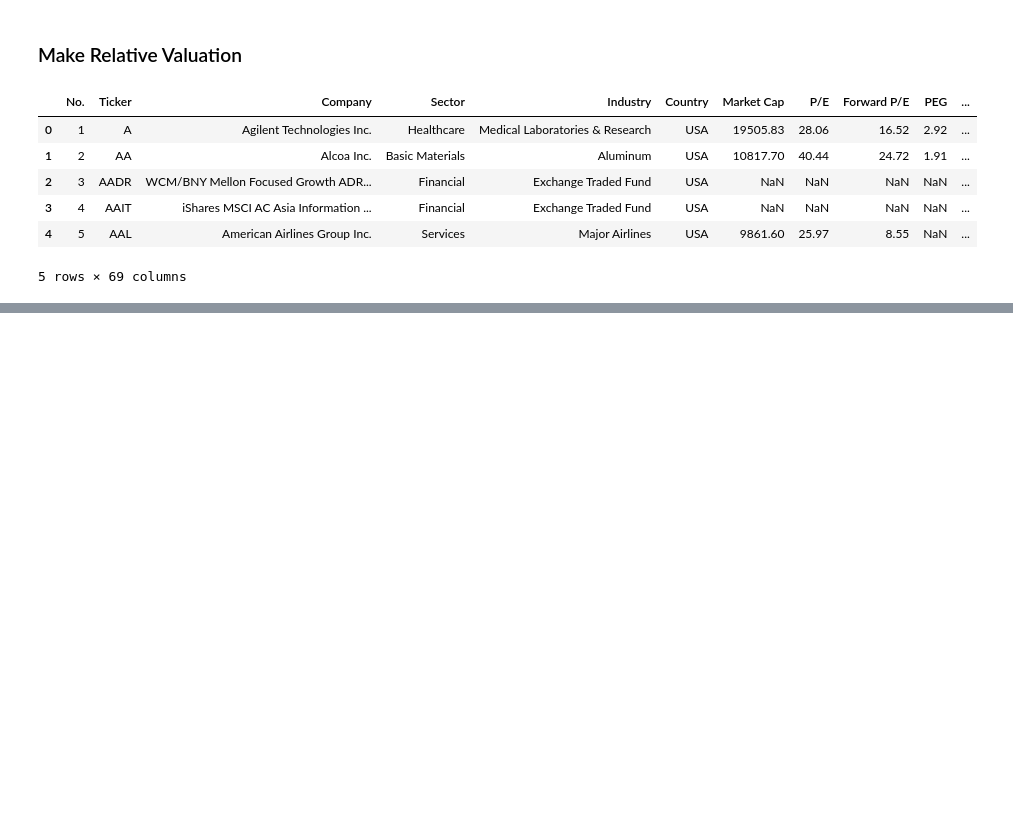
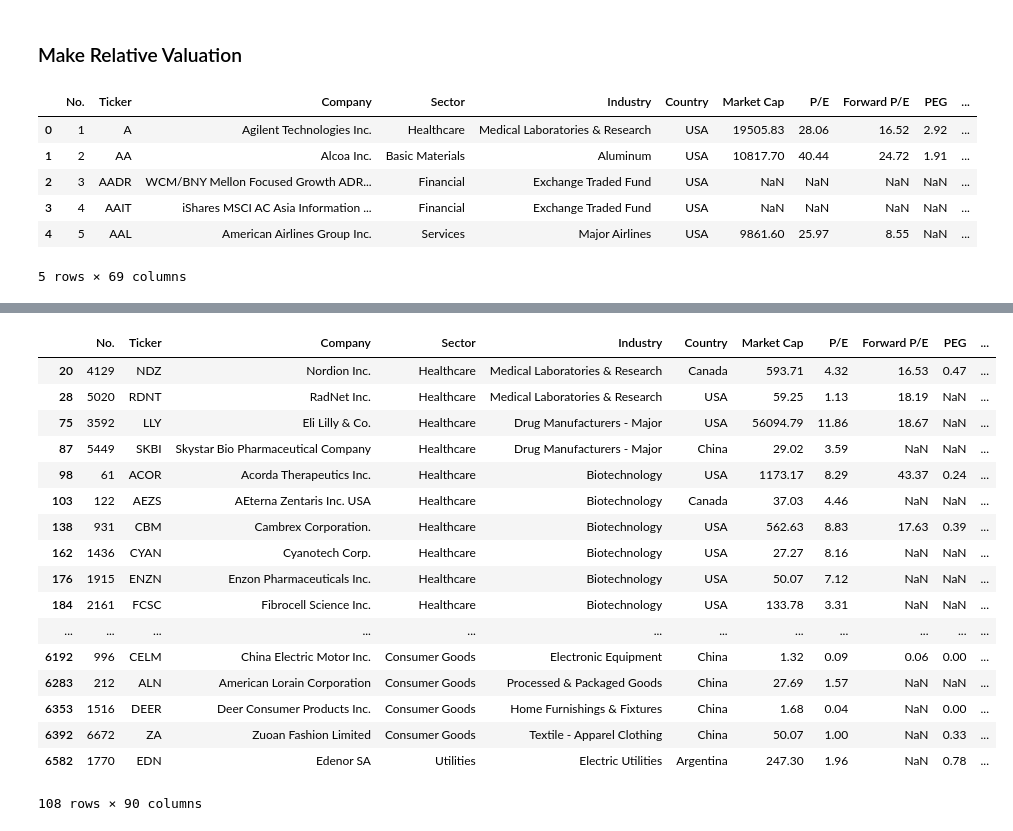
Before and after one commit to mmaghajani/stock-analysis, a Jupyter notebook: stock_analysis.ipynb, the cells around one changed output, grey strips where cells are left out. Drawn from its saved outputs; the diff is of its cells as text; code cells hidden in the pictures; blank space fills up the shorter version.

```diff
--- a/stock_analysis.ipynb
+++ b/stock_analysis.ipynb
@@ -287,0 +397,21 @@ outlier_removed_data.head()
+# %%
+ind_sec_avg[ind_sec_avg['RelValInd'] >= 8]
+# %% [output]
+|  | No. | Ticker | Company | Sector | Industry | Country | Market Cap | P/E | Forward P/E | PEG | ... |
+| 20 | 4129 | NDZ | Nordion Inc. | Healthcare | Medical Laboratories & Research | Canada | 593.71 | 4.32 | 16.53 | 0.47 | ... |
+| 28 | 5020 | RDNT | RadNet Inc. | Healthcare | Medical Laboratories & Research | USA | 59.25 | 1.13 | 18.19 | NaN | ... |
+| 75 | 3592 | LLY | Eli Lilly & Co. | Healthcare | Drug Manufacturers - Major | USA | 56094.79 | 11.86 | 18.67 | NaN | ... |
+| 87 | 5449 | SKBI | Skystar Bio Pharmaceutical Company | Healthcare | Drug Manufacturers - Major | China | 29.02 | 3.59 | NaN | NaN | ... |
+| 98 | 61 | ACOR | Acorda Therapeutics Inc. | Healthcare | Biotechnology | USA | 1173.17 | 8.29 | 43.37 | 0.24 | ... |
+| 103 | 122 | AEZS | AEterna Zentaris Inc. USA | Healthcare | Biotechnology | Canada | 37.03 | 4.46 | NaN | NaN | ... |
+| 138 | 931 | CBM | Cambrex Corporation. | Healthcare | Biotechnology | USA | 562.63 | 8.83 | 17.63 | 0.39 | ... |
+| 162 | 1436 | CYAN | Cyanotech Corp. | Healthcare | Biotechnology | USA | 27.27 | 8.16 | NaN | NaN | ... |
+| 176 | 1915 | ENZN | Enzon Pharmaceuticals Inc. | Healthcare | Biotechnology | USA | 50.07 | 7.12 | NaN | NaN | ... |
+| 184 | 2161 | FCSC | Fibrocell Science Inc. | Healthcare | Biotechnology | USA | 133.78 | 3.31 | NaN | NaN | ... |
+| ... | ... | ... | ... | ... | ... | ... | ... | ... | ... | ... | ... |
+| 6192 | 996 | CELM | China Electric Motor Inc. | Consumer Goods | Electronic Equipment | China | 1.32 | 0.09 | 0.06 | 0.00 | ... |
+| 6283 | 212 | ALN | American Lorain Corporation | Consumer Goods | Processed & Packaged Goods | China | 27.69 | 1.57 | NaN | NaN | ... |
+| 6353 | 1516 | DEER | Deer Consumer Products Inc. | Consumer Goods | Home Furnishings & Fixtures | China | 1.68 | 0.04 | NaN | 0.00 | ... |
+| 6392 | 6672 | ZA | Zuoan Fashion Limited | Consumer Goods | Textile - Apparel Clothing | China | 50.07 | 1.00 | NaN | 0.33 | ... |
+| 6582 | 1770 | EDN | Edenor SA | Utilities | Electric Utilities | Argentina | 247.30 | 1.96 | NaN | 0.78 | ... |
+108 rows × 90 columns
```
Also changed, not shown: parts of 9 cells of this notebook.
